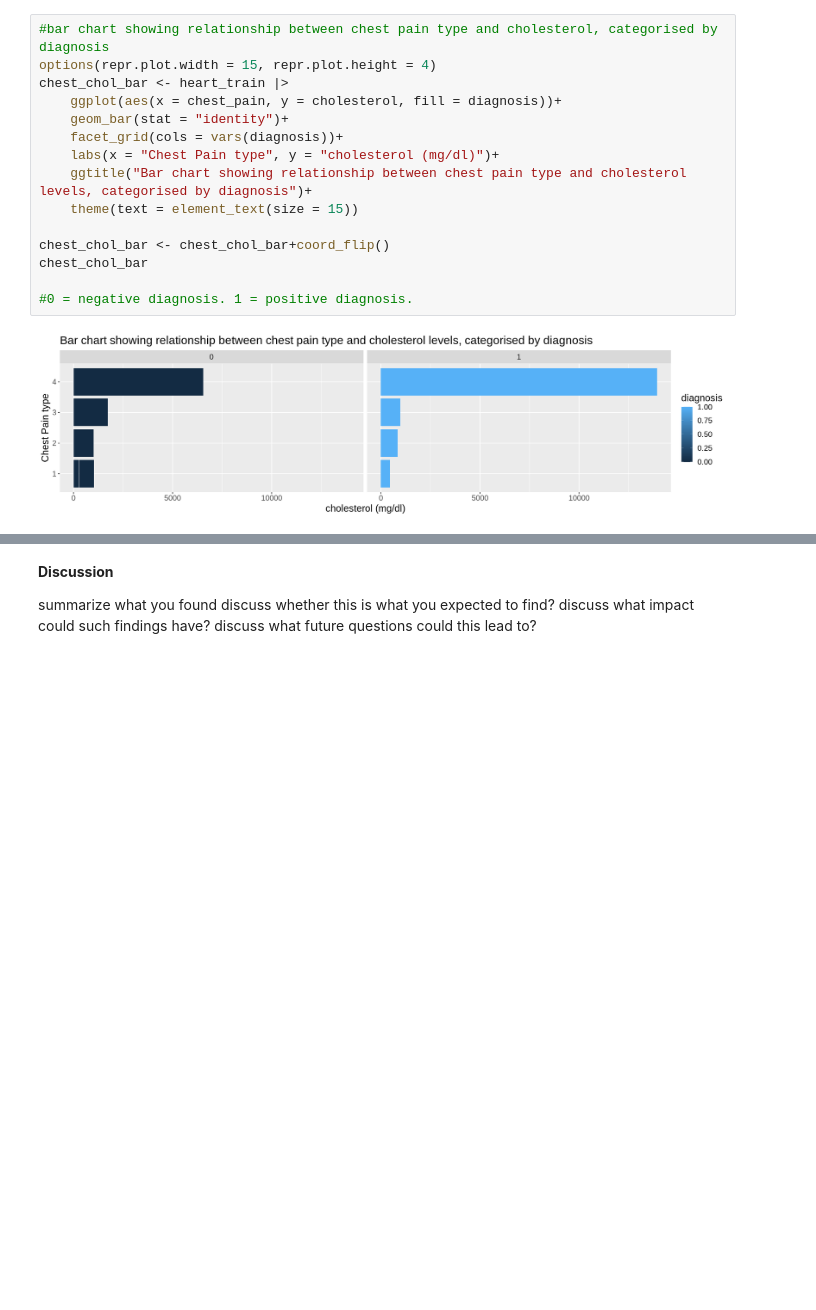
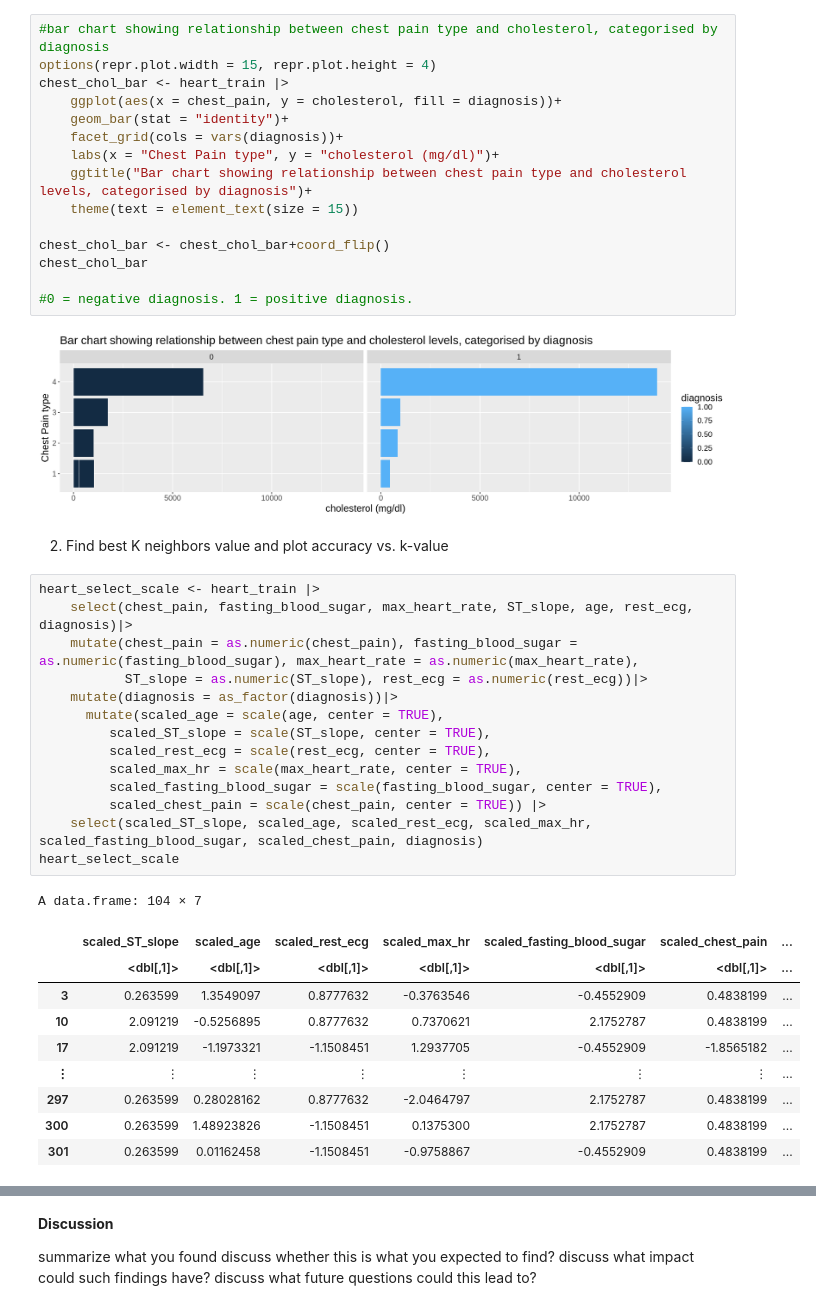
Before and after one commit to lovey155/Project-Proposal-Group-27, a Jupyter notebook: Final Report.ipynb, the cells around one changed output, grey strips where cells are left out. Drawn from its saved outputs; the diff is of its cells as text; blank space fills up the shorter version.

```diff
--- a/Final Report.ipynb
+++ b/Final Report.ipynb
@@ -514,3 +515,30 @@ chest_chol_bar
 #0 = negative diagnosis. 1 = positive diagnosis.
 # %% [output]
 [figure]
+# %% [markdown]
+2. Find best K neighbors value and plot accuracy vs. k-value
+# %%
+heart_select_scale <- heart_train |>
+    select(chest_pain, fasting_blood_sugar, max_heart_rate, ST_slope, age, rest_ecg, diagnosis)|>
+    mutate(chest_pain = as.numeric(chest_pain), fasting_blood_sugar = as.numeric(fasting_blood_sugar), max_heart_rate = as.numeric(max_heart_rate),
+           ST_slope = as.numeric(ST_slope), rest_ecg = as.numeric(rest_ecg))|>
+    mutate(diagnosis = as_factor(diagnosis))|>
+      mutate(scaled_age = scale(age, center = TRUE),
+         scaled_ST_slope = scale(ST_slope, center = TRUE),
+         scaled_rest_ecg = scale(rest_ecg, center = TRUE),
+         scaled_max_hr = scale(max_heart_rate, center = TRUE),
+         scaled_fasting_blood_sugar = scale(fasting_blood_sugar, center = TRUE),
+         scaled_chest_pain = scale(chest_pain, center = TRUE)) |>
+    select(scaled_ST_slope, scaled_age, scaled_rest_ecg, scaled_max_hr, scaled_fasting_blood_sugar, scaled_chest_pain, diagnosis)
+heart_select_scale
+# %% [output]
+A data.frame: 104 × 7
+|  | scaled_ST_slope | scaled_age | scaled_rest_ecg | scaled_max_hr | scaled_fasting_blood_sugar | scaled_chest_pain | ... |
+|  | <dbl[,1]> | <dbl[,1]> | <dbl[,1]> | <dbl[,1]> | <dbl[,1]> | <dbl[,1]> | ... |
+| 3 | 0.263599 | 1.3549097 | 0.8777632 | -0.3763546 | -0.4552909 | 0.4838199 | ... |
+| 10 | 2.091219 | -0.5256895 | 0.8777632 | 0.7370621 | 2.1752787 | 0.4838199 | ... |
+| 17 | 2.091219 | -1.1973321 | -1.1508451 | 1.2937705 | -0.4552909 | -1.8565182 | ... |
+| ⋮ | ⋮ | ⋮ | ⋮ | ⋮ | ⋮ | ⋮ | ... |
+| 297 | 0.263599 | 0.28028162 | 0.8777632 | -2.0464797 | 2.1752787 | 0.4838199 | ... |
+| 300 | 0.263599 | 1.48923826 | -1.1508451 | 0.1375300 | 2.1752787 | 0.4838199 | ... |
+| 301 | 0.263599 | 0.01162458 | -1.1508451 | -0.9758867 | -0.4552909 | 0.4838199 | ... |
```
Also changed, not shown: parts of 4 cells of this notebook.
